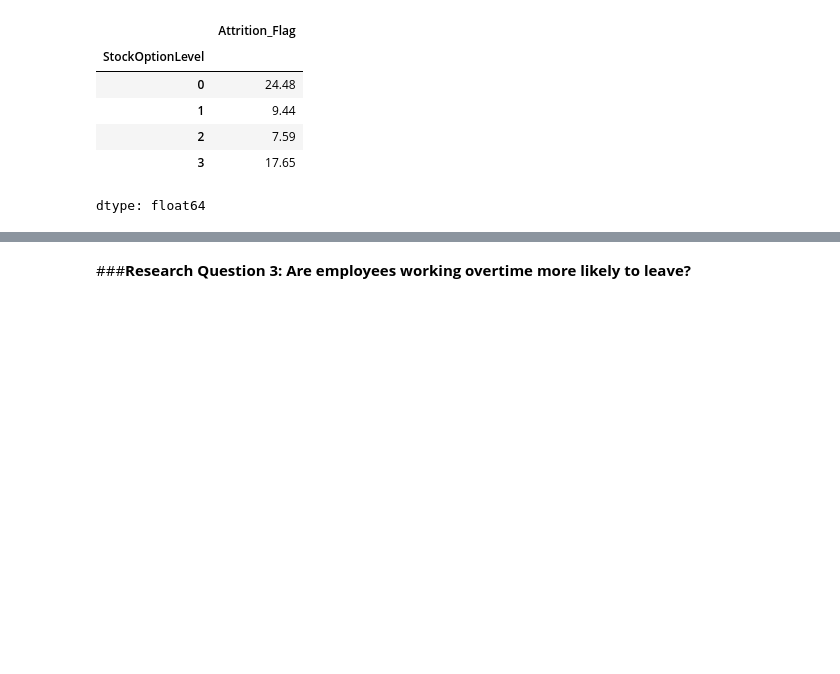
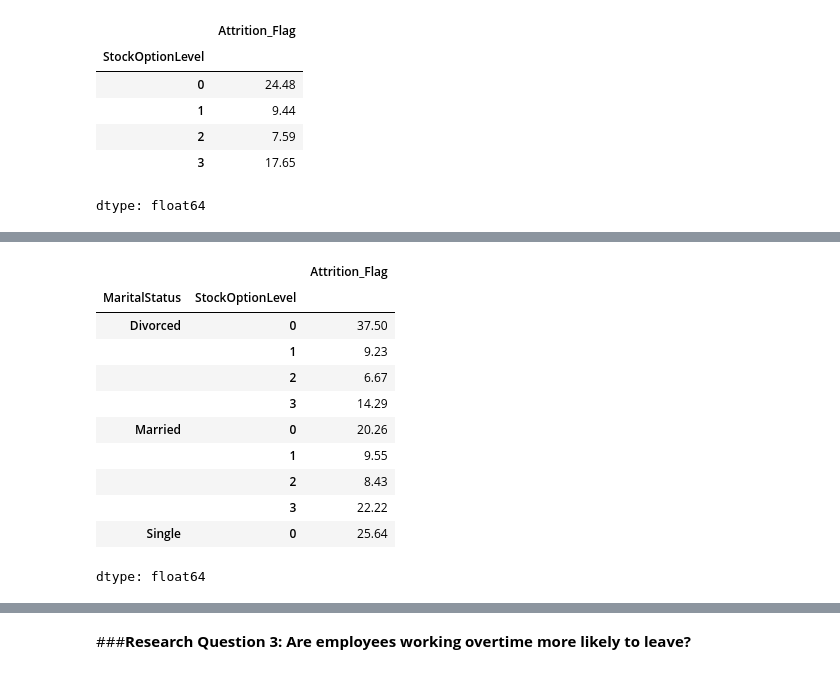
Before and after one commit to Jamieho1602/IBM-HR-Analytics-Overview, a Jupyter notebook: IBM_HR_Analytics.ipynb, the cells around one changed output, grey strips where cells are left out. Drawn from its saved outputs; the diff is of its cells as text; code cells hidden in the pictures; blank space fills up the shorter version.

```diff
--- a/IBM_HR_Analytics.ipynb
+++ b/IBM_HR_Analytics.ipynb
@@ -757 +799,19 @@ dtype: float64
+# %%
+# Research Question 2.6 - Additional Analysis Step 3
+# Calculate attrition rates by marital status and stock option level
+
+(hr_data.groupby(['MaritalStatus', 'StockOptionLevel'])['Attrition_Flag'].mean() * 100).round(2)
+# %% [output]
+|  |  | Attrition_Flag |
+| MaritalStatus | StockOptionLevel |  |
+| Divorced | 0 | 37.50 |
+|  | 1 | 9.23 |
+|  | 2 | 6.67 |
+|  | 3 | 14.29 |
+| Married | 0 | 20.26 |
+|  | 1 | 9.55 |
+|  | 2 | 8.43 |
+|  | 3 | 22.22 |
+| Single | 0 | 25.64 |
+dtype: float64
 # %% [markdown]
```
Also changed, not shown: parts of 10 cells of this notebook.
